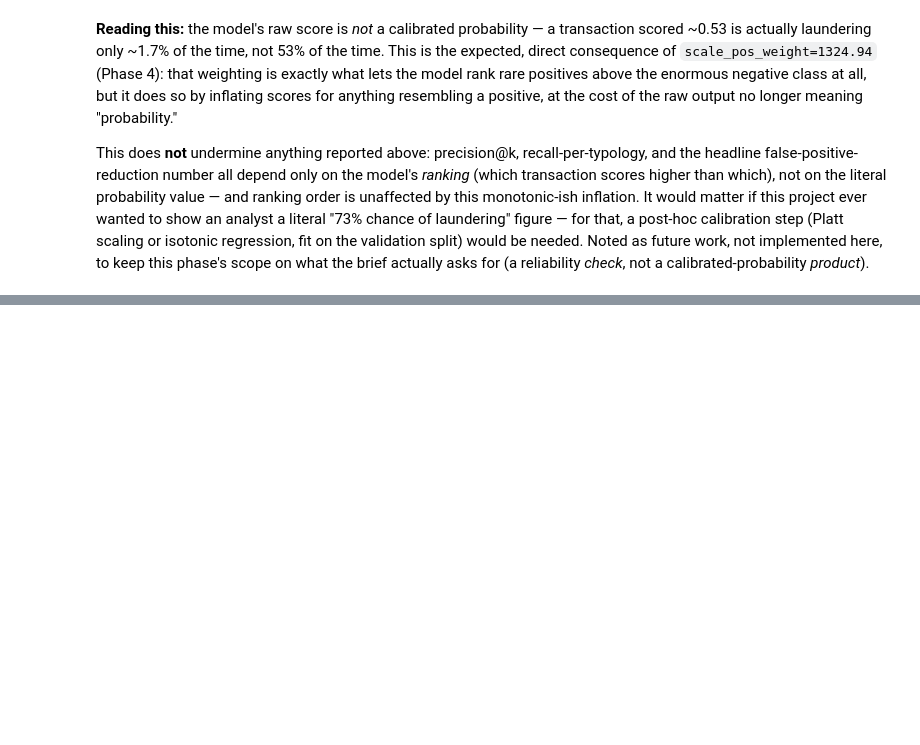
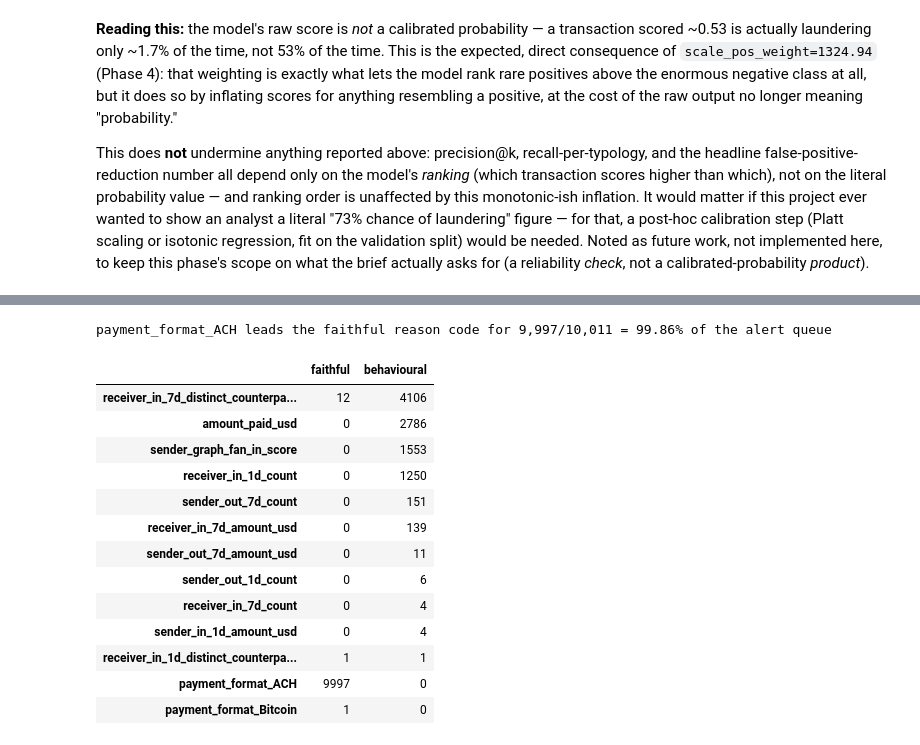
Before and after one commit to Kashish1430/aml-transaction-monitoring, a Jupyter notebook: notebooks/04_evaluation_explainability.ipynb, the cells around one changed output, grey strips where cells are left out. Saved outputs shown, nothing was run; the diff lists cells and outputs as text; code cells hidden in the pictures; blank space fills up the shorter version.

```diff
--- a/notebooks/04_evaluation_explainability.ipynb
+++ b/notebooks/04_evaluation_explainability.ipynb
@@ -209,0 +355,41 @@ Phase 6 (`src/explain.py`): SHAP TreeExplainer, global feature importance (build
+# %%
+queue_indices = [sample_positions[position] for position in model_alert_idx]
+
+faithful_leads, behavioural_leads = Counter(), Counter()
+for i in queue_indices:
+    faithful = top_contributors(shap_values[i], feature_names, top_n=1)
+    behavioural = top_contributors(
+        shap_values[i], feature_names, top_n=1, exclude_features=PAYMENT_FORMAT_FEATURES
+    )
+    faithful_leads[faithful[0][0] if faithful else "<none>"] += 1
+    behavioural_leads[behavioural[0][0] if behavioural else "<none>"] += 1
+
+n_queue = len(queue_indices)
+ach_leads = faithful_leads["payment_format_ACH"]
+print(
+    f"payment_format_ACH leads the faithful reason code for "
+    f"{ach_leads:,}/{n_queue:,} = {ach_leads / n_queue:.2%} of the alert queue\n"
+)
+
+pd.DataFrame(
+    {
+        "faithful": pd.Series(faithful_leads),
+        "behavioural": pd.Series(behavioural_leads),
+    }
+).fillna(0).astype(int).sort_values("behavioural", ascending=False)
+# %% [output]
+payment_format_ACH leads the faithful reason code for 9,997/10,011 = 99.86% of the alert queue
+|  | faithful | behavioural |
+| receiver_in_7d_distinct_counterpa... | 12 | 4106 |
+| amount_paid_usd | 0 | 2786 |
+| sender_graph_fan_in_score | 0 | 1553 |
+| receiver_in_1d_count | 0 | 1250 |
+| sender_out_7d_count | 0 | 151 |
+| receiver_in_7d_amount_usd | 0 | 139 |
+| sender_out_7d_amount_usd | 0 | 11 |
+| sender_out_1d_count | 0 | 6 |
+| receiver_in_7d_count | 0 | 4 |
+| sender_in_1d_amount_usd | 0 | 4 |
+| receiver_in_1d_distinct_counterpa... | 1 | 1 |
+| payment_format_ACH | 9997 | 0 |
+| payment_format_Bitcoin | 1 | 0 |
```
Also changed, not shown: parts of 16 cells of this notebook, 13 other files.
